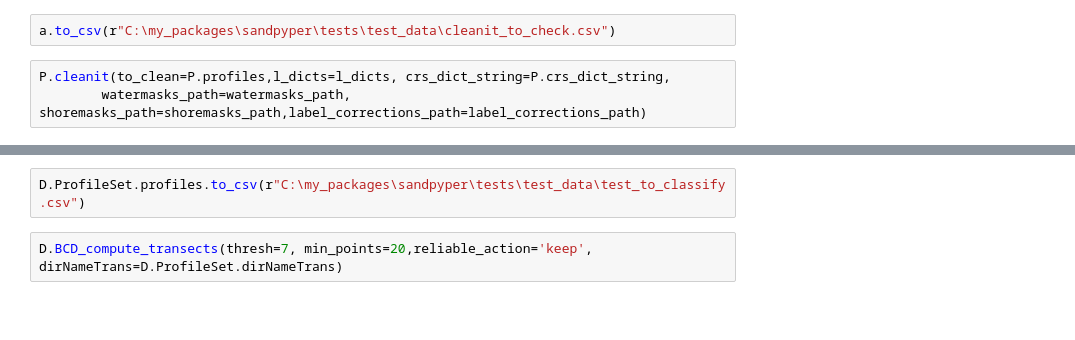
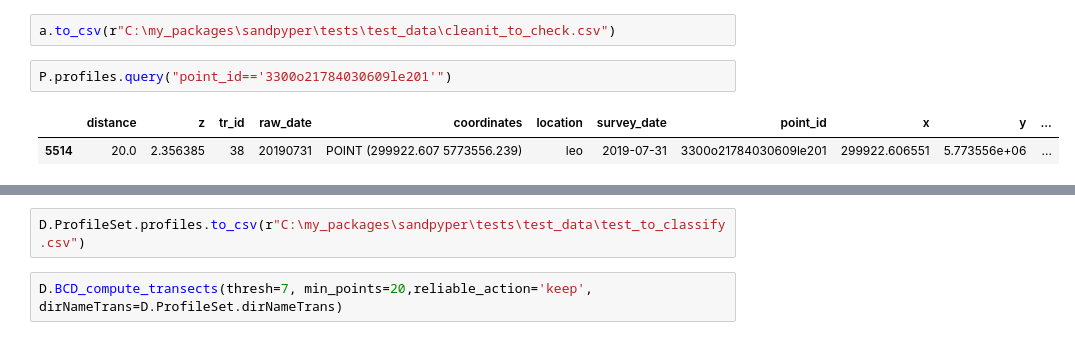
Before and after one commit to npucino/sandpyper, a Jupyter notebook: examples/Example_1_Profile_extraction-CLASS.ipynb, the cells around one changed output, grey strips where cells are left out. Drawn from its saved outputs; the diff is of its cells as text; blank space fills up the shorter version.

```diff
--- a/examples/Example_1_Profile_extraction-CLASS.ipynb
+++ b/examples/Example_1_Profile_extraction-CLASS.ipynb
@@ -423,5 +366,7 @@ Setting to water 710 pts overlapping provided watermasks.
 # %%
 a.to_csv(r"C:\my_packages\sandpyper\tests\test_data\cleanit_to_check.csv")
-# %%
-P.cleanit(to_clean=P.profiles,l_dicts=l_dicts, crs_dict_string=P.crs_dict_string,
-        watermasks_path=watermasks_path, shoremasks_path=shoremasks_path,label_corrections_path=label_corrections_path)
+# %%
+P.profiles.query("point_id=='3300o21784030609le201'")
+# %% [output]
+|  | distance | z | tr_id | raw_date | coordinates | location | survey_date | point_id | x | y | ... |
+| 5514 | 20.0 | 2.356385 | 38 | 20190731 | POINT (299922.607 5773556.239) | leo | 2019-07-31 | 3300o21784030609le201 | 299922.606551 | 5.773556e+06 | ... |
```
Also changed, not shown: parts of 8 cells of this notebook, 7 other files.
